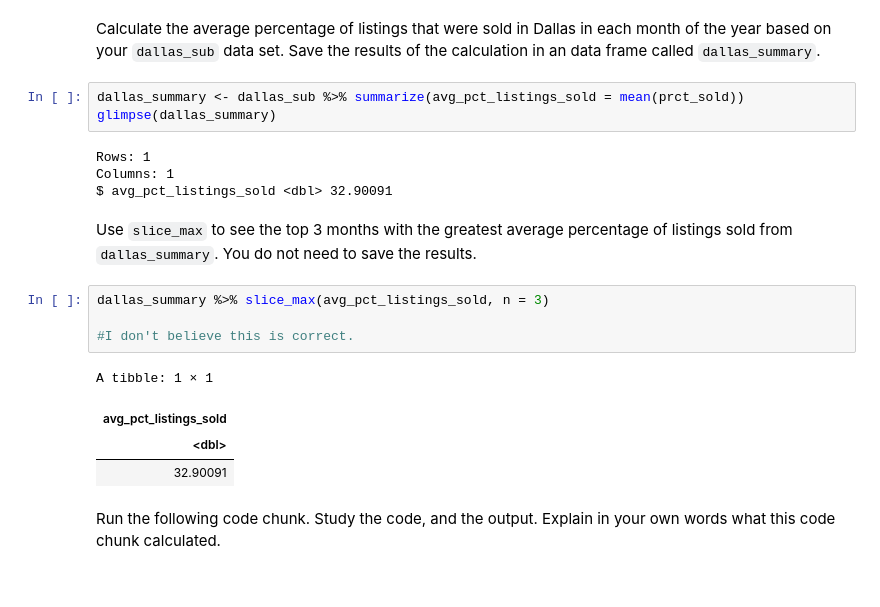
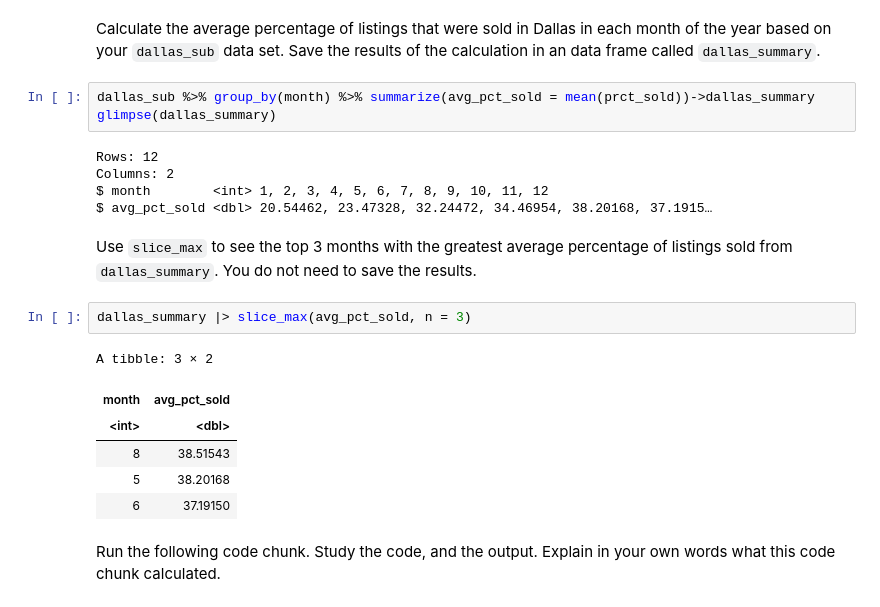
Before and after one commit to UNC-DATA-730/assignment-2-data-viz-and-wrangling-genglish1, a Jupyter notebook: assignment2.ipynb, the cells around one changed output. Drawn from its saved outputs; the diff is of its cells as text.

```diff
--- a/assignment2.ipynb
+++ b/assignment2.ipynb
@@ -185,23 +185,24 @@ $ prct_sold <dbl> 17.96425, 24.33643, 29.54455, 31.68984, 28.07836, 30.95047,
 # %% [markdown]
 Calculate the average percentage of listings that were sold in Dallas in each month of the year based on your `dallas_sub` data set. Save the results of the calculation in an data frame called `dallas_summary`.
 # %%
-dallas_summary <- dallas_sub %>% summarize(avg_pct_listings_sold = mean(prct_sold))
+dallas_sub %>% group_by(month) %>% summarize(avg_pct_sold = mean(prct_sold))->dallas_summary
 glimpse(dallas_summary)
 # %% [output]
-Rows: 1
-Columns: 1
-$ avg_pct_listings_sold <dbl> 32.90091
+Rows: 12
+Columns: 2
+$ month        <int> 1, 2, 3, 4, 5, 6, 7, 8, 9, 10, 11, 12
+$ avg_pct_sold <dbl> 20.54462, 23.47328, 32.24472, 34.46954, 38.20168, 37.1915…
 # %% [markdown]
 Use `slice_max` to see the top 3 months with the greatest average percentage of listings sold from `dallas_summary`. You do not need to save the results.
 # %%
-dallas_summary %>% slice_max(avg_pct_listings_sold, n = 3)
-
-#I don't believe this is correct.
+dallas_summary |> slice_max(avg_pct_sold, n = 3)
 # %% [output]
-A tibble: 1 × 1
+A tibble: 3 × 2
-| avg_pct_listings_sold |
-| <dbl> |
-| 32.90091 |
+| month | avg_pct_sold |
+| <int> | <dbl> |
+| 8 | 38.51543 |
+| 5 | 38.20168 |
+| 6 | 37.19150 |
 # %% [markdown]
 Run the following code chunk. Study the code, and the output. Explain in your own words what this code chunk calculated.
 # %%
```
Also changed, not shown: parts of 5 cells of this notebook.
